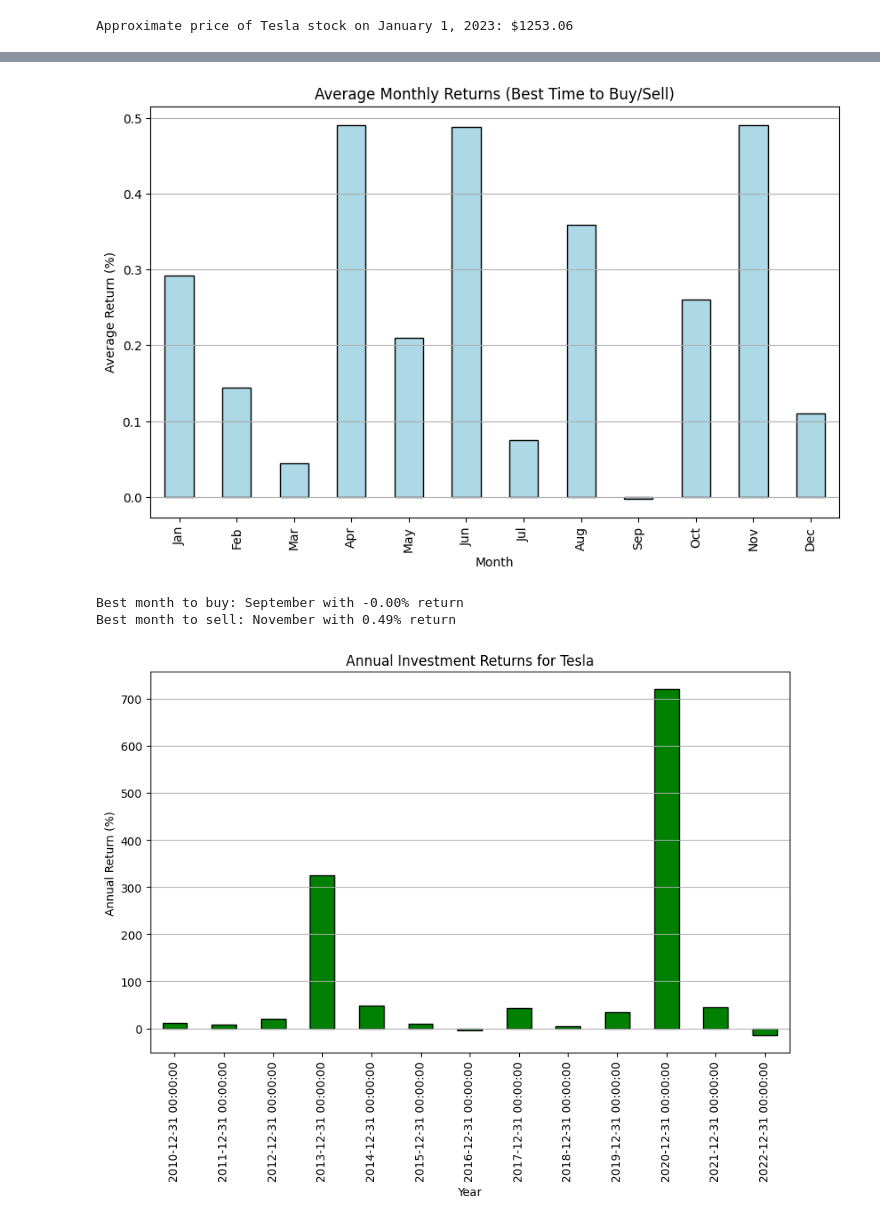
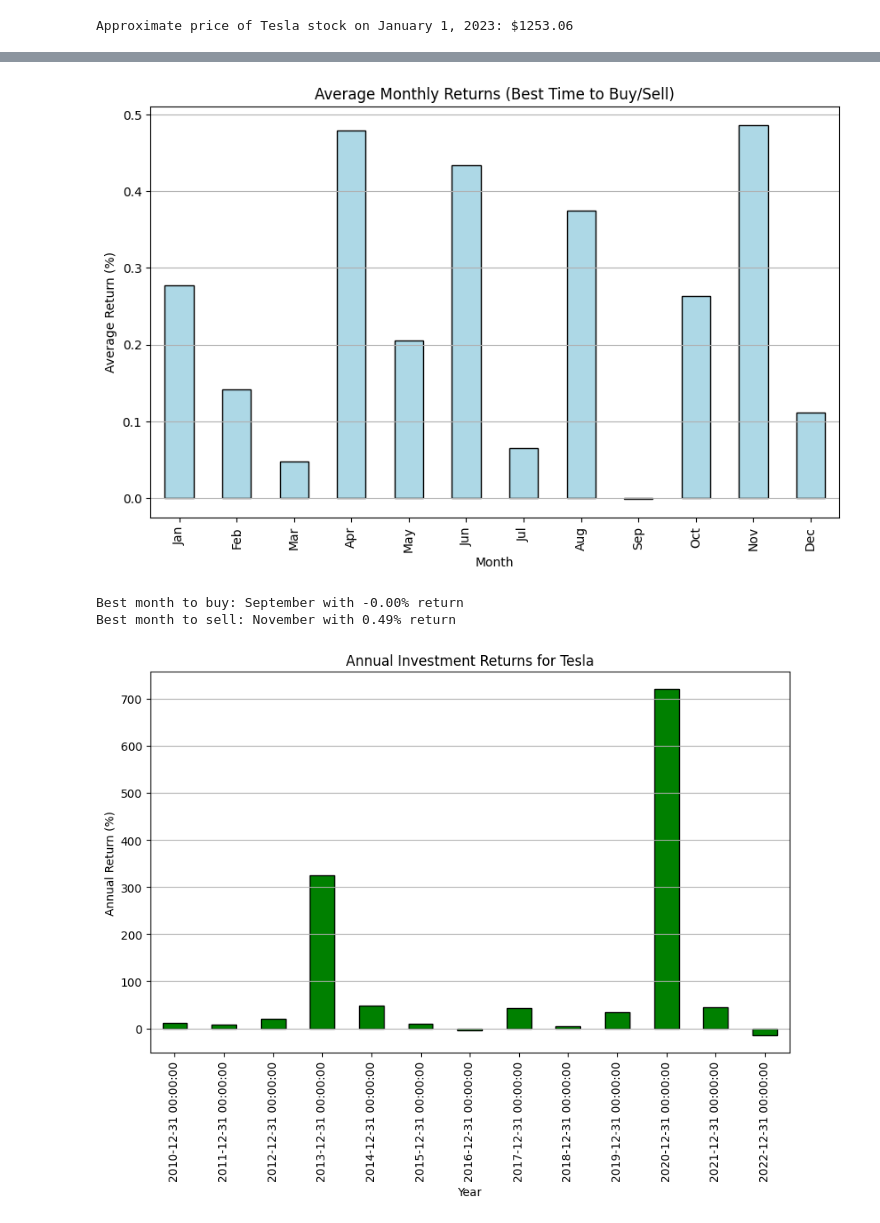
Before and after one commit to Hesham-Nabil/Data-Analysis, a Jupyter notebook: Project.ipynb, the cells around one changed output, grey strips where cells are left out. Drawn from its saved outputs; the diff is of its cells as text; code cells hidden in the pictures.

```diff
--- a/Project.ipynb
+++ b/Project.ipynb
@@ -48,0 +52,15 @@ None
+# %%
+# Cleaning data
+#Next, let’s check the data types of each column to ensure they are correct.
+# For example, the Date column should be converted to a datetime format for easy manipulation.
+# This will ensure smoother handling of the data, especially for time-based operations like resampling or time series analysis.
+# Copy the index into a new column named 'Date'
+df['Date'] = df.index
+df['Date'] = pd.to_datetime(df['Date']) # convert Date column to datetime format
+
+# extract Year and Month in separate columns for further metrics
+df['Year'] = df['Date'].dt.year
+df['Month'] = df['Date'].dt.month
+
+df.dtypes
+df                                              # Extract month from the Date index
@@ -141,36 +302,37 @@ plt.show()
 # %%
-# 2. Best Time to Buy and Best Time to Sell:
+# Calculate the monthly returns as the percentage change of the closing price
+df['Monthly_Return'] = df['Close'].pct_change()
 
-month_names = {1: 'January', 2: 'February', 3: 'March', 4: 'April', 5: 'May', 6: 'June',
-               7: 'July', 8: 'August', 9: 'September', 10: 'October', 11: 'November', 12: 'December'}
+# Group by year and month to calculate the average monthly return
+monthly_returns = df.groupby([df['Year'], df['Month']])['Monthly_Return'].mean().reset_index()
 
-# Calculate the monthly returns as the percentage change of the closing price
-monthly_returns = df['Close'].pct_change().groupby(df['Month']).mean() * 100                             # Calculate the average monthly return
+# Calculate the average return for each month across all years
+average_monthly_returns = monthly_returns.groupby('Month')['Monthly_Return'].mean() * 100
 
-# Best month to buy: Identify the month with the lowest average return (a2l average return m3nah hoa r5es delw2ty) (best to buy when prices are low)
-best_month_to_buy = monthly_returns.idxmin()
+# Best month to buy: Identify the month with the lowest average return
+best_month_to_buy = average_monthly_returns.idxmin()
 
-# Best month to sell: Identify the month with the highest average return (a3la average return m3nah eno 8ali awy delw2ty) (best to sell when prices are high)
-best_month_to_sell = monthly_returns.idxmax()
+# Best month to sell: Identify the month with the highest average return
+best_month_to_sell = average_monthly_returns.idxmax()
 
 # Plot the average returns for each month to visualize the data
-monthly_returns.plot(kind='bar', color='lightblue', edgecolor='black', figsize=(10, 6))                   # Bar plot to visualize monthly returns
+average_monthly_returns.plot(kind='bar', color='lightblue', edgecolor='black', figsize=(10, 6))  # Bar plot to visualize monthly returns
 
 # Set the x-axis labels to the abbreviations of the month names
 plt.xticks(ticks=range(12), labels=['Jan', 'Feb', 'Mar', 'Apr', 'May', 'Jun', 'Jul', 'Aug', 'Sep', 'Oct', 'Nov', 'Dec'])
 plt.title('Average Monthly Returns (Best Time to Buy/Sell)')
 plt.xlabel('Month')
 plt.ylabel('Average Return (%)')
 plt.grid(axis='y')
 plt.show()
 
 best_month_to_buy_name = month_names[best_month_to_buy]
 best_month_to_sell_name = month_names[best_month_to_sell]
 
-print(f"Best month to buy: {best_month_to_buy_name} with {monthly_returns[best_month_to_buy]:.2f}% return")
-print(f"Best month to sell: {best_month_to_sell_name} with {monthly_returns[best_month_to_sell]:.2f}% return")
+print(f"Best month to buy: {best_month_to_buy_name} with {average_monthly_returns[best_month_to_buy]:.2f}% return")
+print(f"Best month to sell: {best_month_to_sell_name} with {average_monthly_returns[best_month_to_sell]:.2f}% return")
 # %% [output]
-[figure, old version]
+[figure, new version]
 Best month to buy: September with -0.00% return
 Best month to sell: November with 0.49% return
 # %%
```
Also changed, not shown: parts of 7 cells of this notebook.
